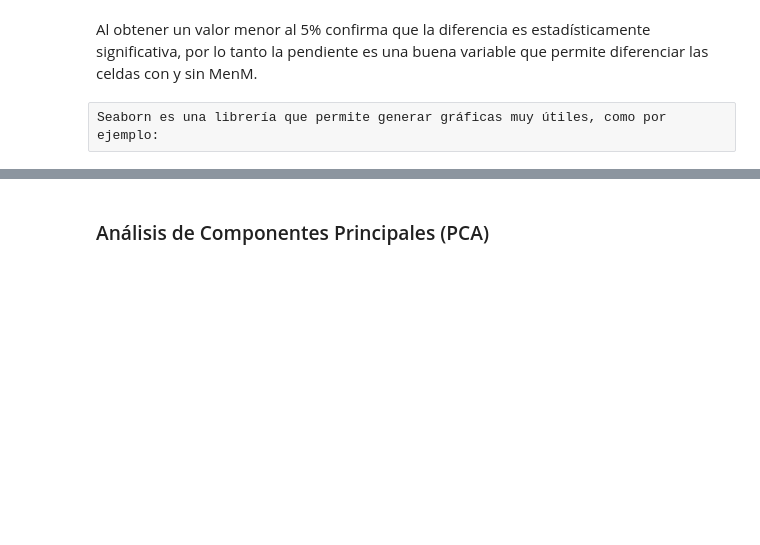
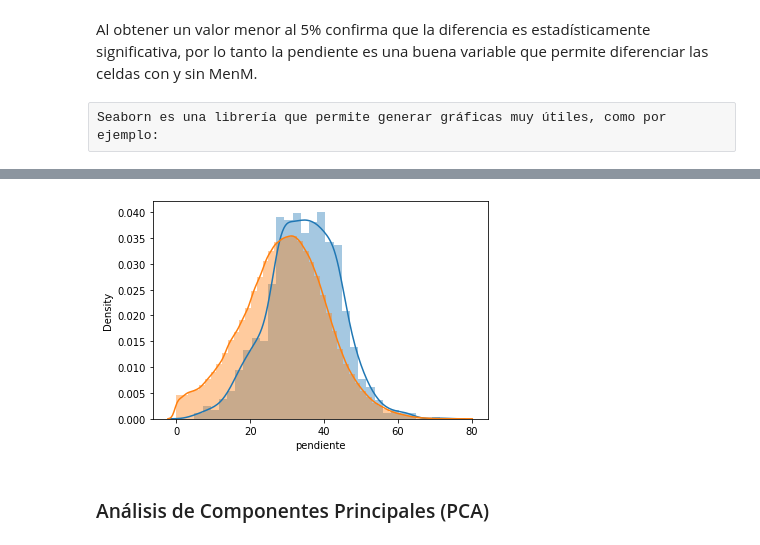
Before and after one commit to edieraristizabal/Libro_cartoGeotecnia, a Jupyter notebook: _sources/06_variables.ipynb, the cells around one changed output, grey strips where cells are left out. Cells and saved outputs as stored; diff of their text form; code cells hidden in the pictures; blank space fills up the shorter version.

```diff
--- a/_sources/06_variables.ipynb
+++ b/_sources/06_variables.ipynb
@@ -446,3 +438,8 @@ ax.tick_params('y', colors='k', labelsize= 10)
+# %%
+sns.distplot(si_lands['pendiente'])
+sns.distplot(no_lands['pendiente']);
+# %% [output]
+[figure, added]
 # %% [markdown]
 ### Análisis de Componentes Principales (PCA)
 # %% [markdown]
```
Also changed, not shown: parts of 11 cells of this notebook, 19 other files.
